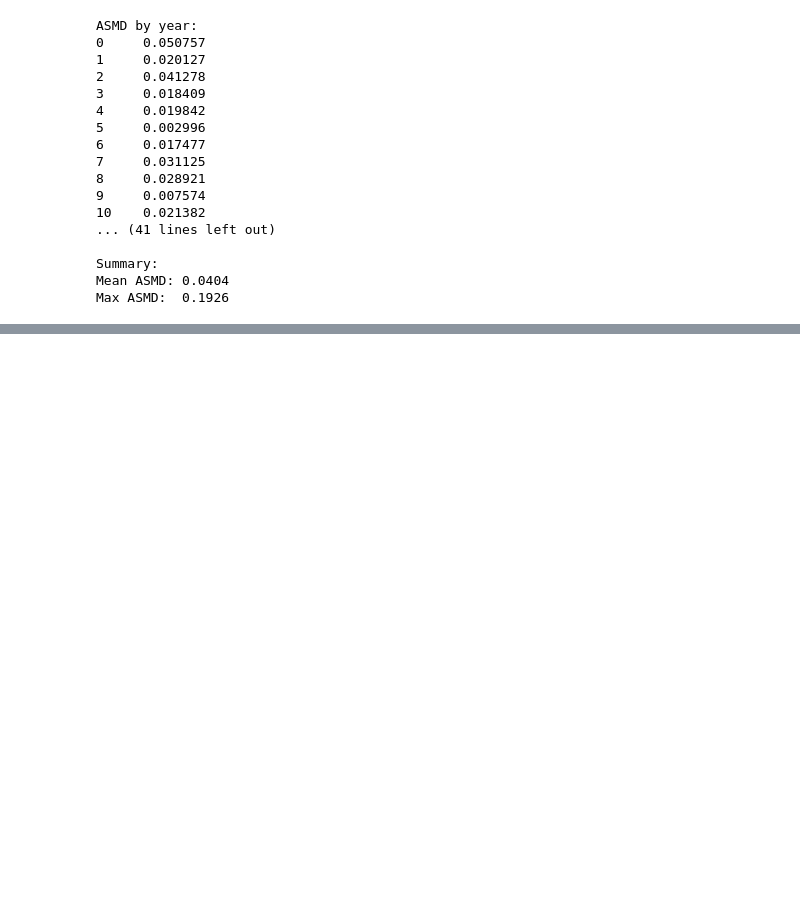
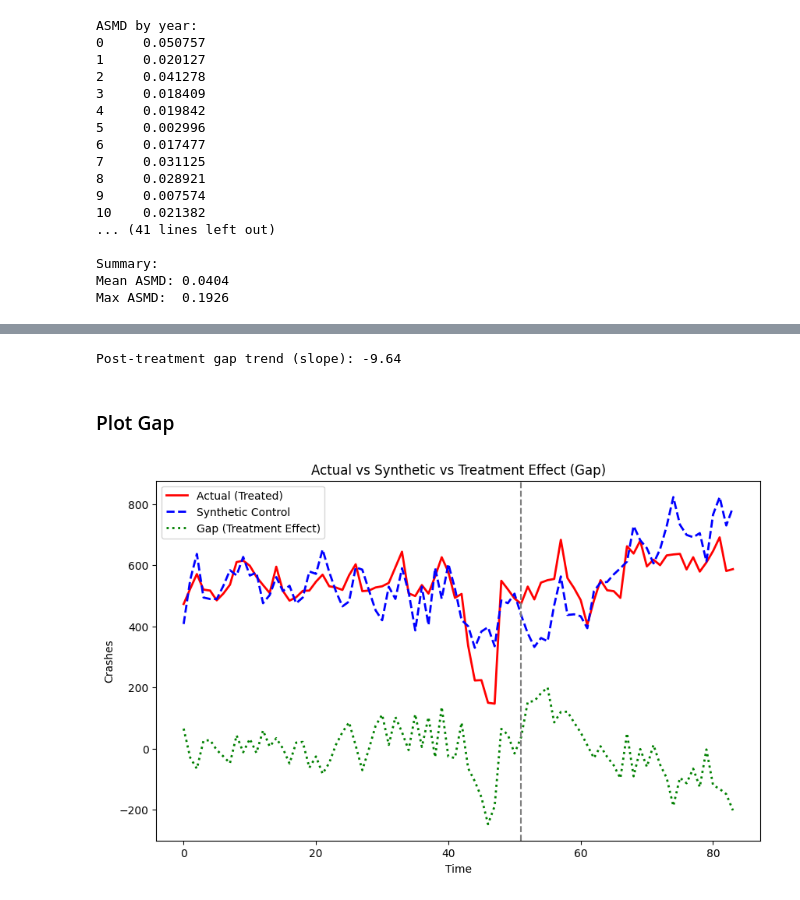
Before and after one commit to utexas-SDS-357/sds357-project-sp26-con-founders, a Jupyter notebook: did/src/did_analysis.ipynb, the cells around one changed output, grey strips where cells are left out. Drawn from its saved outputs; the diff is of its cells as text; code cells hidden in the pictures; blank space fills up the shorter version.

```diff
--- a/did/src/did_analysis.ipynb
+++ b/did/src/did_analysis.ipynb
@@ -267,0 +309,57 @@ Max ASMD:  0.1926
+# %%
+# Pivot ALL periods (not just pre)
+control_wide_full = model.data.pivot(
+    index=model.times_col,
+    columns=model.units_col,
+    values=model.outcome_col
+)
+
+valid_controls = model.unit_weights.index.intersection(control_wide_full.columns)
+
+# Weighted sum across all periods
+synthetic_trend_full = control_wide_full[valid_controls].dot(model.unit_weights[valid_controls])
+
+# Apply the same intercept adjustment computed earlier
+synthetic_control_full = synthetic_trend_full + diff_mean
+
+# Rebuild sf_df with full synthetic control
+sf_df['synthetic_crashes'] = sf_df['year_month'].map(synthetic_control_full)
+sf_df['gap'] = sf_df['actual_crashes'] - sf_df['synthetic_crashes']
+
+# Now calculate gap
+gap_post = sf_df[sf_df['post'] == True].sort_values('year_month').reset_index(drop=True)
+# %%
+gap_post['t'] = np.arange(len(gap_post))
+
+# Fit simple linear trend
+slope = np.polyfit(gap_post['t'], gap_post['gap'], 1)[0]
+
+print(f"Post-treatment gap trend (slope): {slope:.2f}")
+# %% [output]
+Post-treatment gap trend (slope): -9.64
+# %% [markdown]
+### Plot Gap
+# %%
+# Sort just in case
+sf_df = sf_df.sort_values('year_month')
+
+# Create plot
+plt.figure(figsize=(10,6))
+plt.plot(sf_df['year_month'], sf_df['actual_crashes'], label='Actual (Treated)', linewidth=2, color = 'red')
+plt.plot(sf_df['year_month'], sf_df['synthetic_crashes'], label='Synthetic Control', linestyle='--', linewidth=2, color = 'blue')
+
+# 3. Gap (treatment effect)
+plt.plot(sf_df['year_month'], sf_df['gap'], label='Gap (Treatment Effect)', linestyle=':', linewidth=2, color = 'green')
+
+# Vertical line for treatment start
+treatment_start = sf_df[sf_df['post'] == True]['year_month'].min()
+plt.axvline(x=treatment_start, linestyle='--', color = 'gray')
+
+plt.xlabel('Time')
+plt.ylabel('Crashes')
+plt.title('Actual vs Synthetic vs Treatment Effect (Gap)')
+plt.legend()
+
+plt.show()
+# %% [output]
+[figure, added]
```
Also changed, not shown: parts of 4 cells of this notebook.
